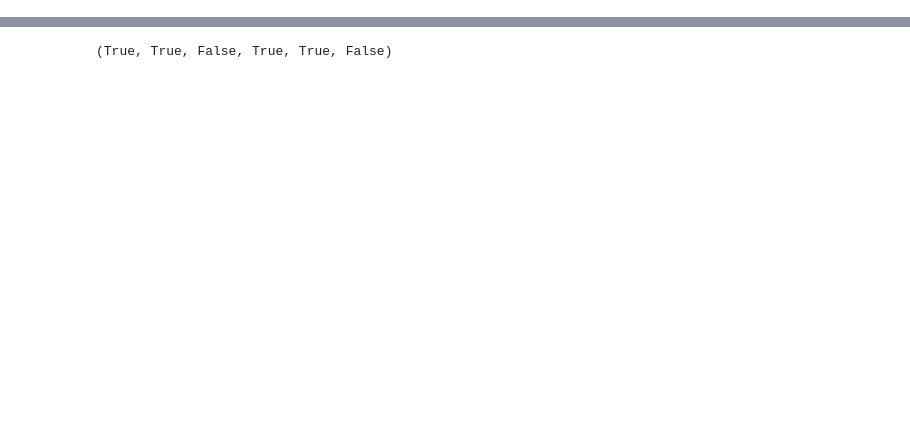
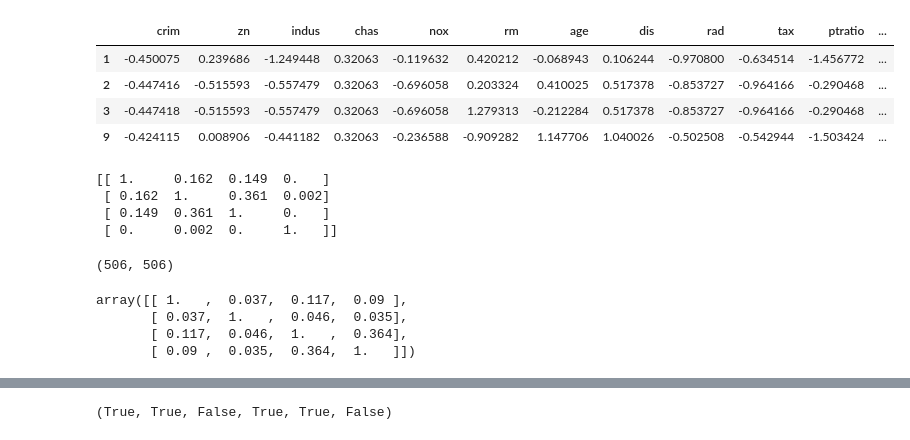
Before and after one commit to rhaps0dy/ts-baselines, a Jupyter notebook: timeless-imputation/Regressor faceoff.ipynb, the cells around one changed output, grey strips where cells are left out. Cells and saved outputs as stored; diff of their text form; code cells hidden in the pictures; blank space fills up the shorter version.

```diff
--- a/timeless-imputation/Regressor faceoff.ipynb
+++ b/timeless-imputation/Regressor faceoff.ipynb
@@ -11,7 +12,7 @@ import GPy
 # %%
-#dset = datasets.datasets()["BostonHousing"][0].astype(np.float64)
-dset = pu.load("impute_benchmark/amputed_BostonHousing_MCAR_rows_0.3.pkl.gz")
-mog = pu.load("impute_benchmark/imputed_BGMM_20_BostonHousing_MCAR_rows_0.3/params.pkl.gz")
+dset_complete = datasets.datasets()["BostonHousing"][0].astype(np.float64)
+dset = pu.load("impute_benchmark/amputed_BostonHousing_MCAR_rows_0.1.pkl.gz")
+mog = pu.load("impute_benchmark/imputed_BGMM_20_BostonHousing_MCAR_rows_0.1/params.pkl.gz")
 mog['means'] = mog['means'][:, 1:]
 mog['covariances'] = mog['covariances'][:, 1:, 1:]
 
@@ -25,11 +26,17 @@ dset_nan = dset.copy()
 dset = dset.fillna(0)
 dset_var = dset.applymap(lambda x: 1 if np.isnan(x) else 0)
 
-y_train = dset.values[~test_mask, 0]
-X_train = dset.values[~test_mask, 1:]
-X_train_var = dset_var.values[~test_mask, 1:]
-X_train_nan = dset_nan.values[~test_mask, 1:]
-y_test = dset.values[test_mask, 0]
-X_test = dset.values[test_mask, 1:]
-X_test_var = dset_var.values[test_mask, 1:]
-X_test_nan = dset_nan.values[test_mask, 1:]
+y_train = dset.values[~test_mask, 2]
+X_train = np.concatenate([dset.values[~test_mask, :2], dset.values[~test_mask, 3:]], axis=1)
+X_train_var = np.concatenate([dset_var.values[~test_mask, :2], dset_var.values[~test_mask, 3:]], axis=1)
+X_train_nan = np.concatenate([dset_var.values[~test_mask, :2], dset_nan.values[~test_mask, 3:]], axis=1)
+y_test = dset.values[test_mask, 2]
+X_test = np.concatenate([dset_var.values[test_mask, :2], dset.values[test_mask, 3:]], axis=1)
+X_test_var = np.concatenate([dset_var.values[test_mask, :2], dset_var.values[test_mask, 3:]], axis=1)
+X_test_nan = np.concatenate([dset_var.values[test_mask, :2], dset_nan.values[test_mask, 3:]], axis=1)
+
+dset_complete_norm = ((dset_complete - norm_mean)/norm_std)
+X_train_complete = np.concatenate([dset_complete_norm.values[~test_mask, :2],
+                                   dset_complete_norm.values[~test_mask, 3:]], axis=1)
+X_test_complete = np.concatenate([dset_complete_norm.values[test_mask, :2],
+                                   dset_complete_norm.values[test_mask, 3:]], axis=1)
@@ -35,0 +55,46 @@ X_test_nan = dset_nan.values[test_mask, 1:]
+# %%
+dset_complete_v = (dset_complete.iloc[[0,1,2,8]] - norm_mean) / norm_std
+dset_complete_v
+# %% [output]
+|  | crim | zn | indus | chas | nox | rm | age | dis | rad | tax | ptratio | ... |
+| 1 | -0.450075 | 0.239686 | -1.249448 | 0.32063 | -0.119632 | 0.420212 | -0.068943 | 0.106244 | -0.970800 | -0.634514 | -1.456772 | ... |
+| 2 | -0.447416 | -0.515593 | -0.557479 | 0.32063 | -0.696058 | 0.203324 | 0.410025 | 0.517378 | -0.853727 | -0.964166 | -0.290468 | ... |
+| 3 | -0.447418 | -0.515593 | -0.557479 | 0.32063 | -0.696058 | 1.279313 | -0.212284 | 0.517378 | -0.853727 | -0.964166 | -0.290468 | ... |
+| 9 | -0.424115 | 0.008906 | -0.441182 | 0.32063 | -0.236588 | -0.909282 | 1.147706 | 1.040026 | -0.502508 | -0.542944 | -1.503424 | ... |
+# %%
+k = GPy.kern.RBF(dset_complete.shape[1])
+print(k.K(dset_complete_v.values).round(3))
+# %% [output]
+[[ 1.     0.162  0.149  0.   ]
+ [ 0.162  1.     0.361  0.002]
+ [ 0.149  0.361  1.     0.   ]
+ [ 0.     0.002  0.     1.   ]]
+# %%
+dcmat = ((dset_complete - norm_mean)/norm_std).values
+
+diff = dset_nan.values[:, np.newaxis, :] - dcmat[np.newaxis, :, :]
+missing = np.isnan(diff)
+diff[missing] = 0
+dist = np.sum(diff**2, axis=2)
+correct = missing.shape[2] / np.sum(~missing, axis=2)
+bad_kernel_dist = np.exp(-.5 * dist * correct)
+
+knn = np.argsort(-bad_kernel_dist, axis=1)[:, 1:6]
+m = dcmat[knn]
+
+diff = m[:, np.newaxis, :, np.newaxis, :] - m[np.newaxis, :, np.newaxis, :, :]
+all_dist = np.sum(diff**2, axis=4)
+dist = np.mean(all_dist, axis=(2,3))
+#K = np.mean(all_K, axis=(2,3))
+K = np.exp(-.5 * dist)
+K.shape
+# %% [output]
+(506, 506)
+# %%
+K.flat[::K.shape[0]+1] = 1
+K[:4, :4].round(3)
+# %% [output]
+array([[ 1.   ,  0.037,  0.117,  0.09 ],
+       [ 0.037,  1.   ,  0.046,  0.035],
+       [ 0.117,  0.046,  1.   ,  0.364],
+       [ 0.09 ,  0.035,  0.364,  1.   ]])
```
Also changed, not shown: parts of 37 cells of this notebook, 4 other files.
